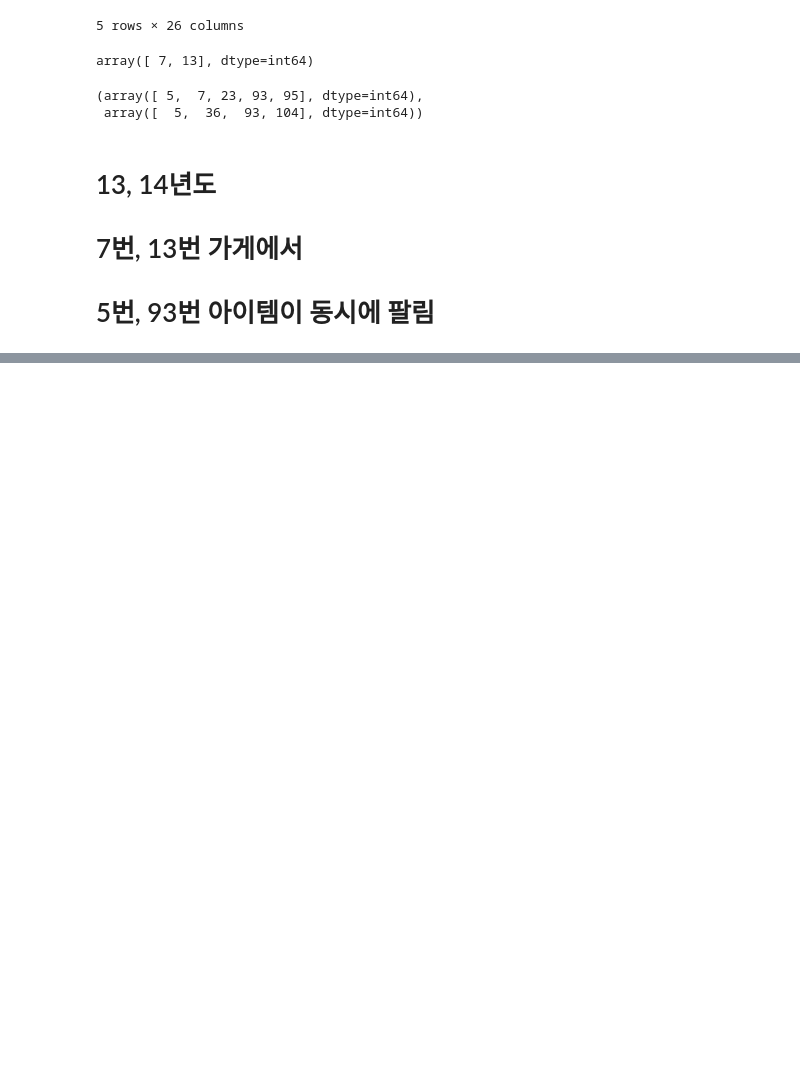
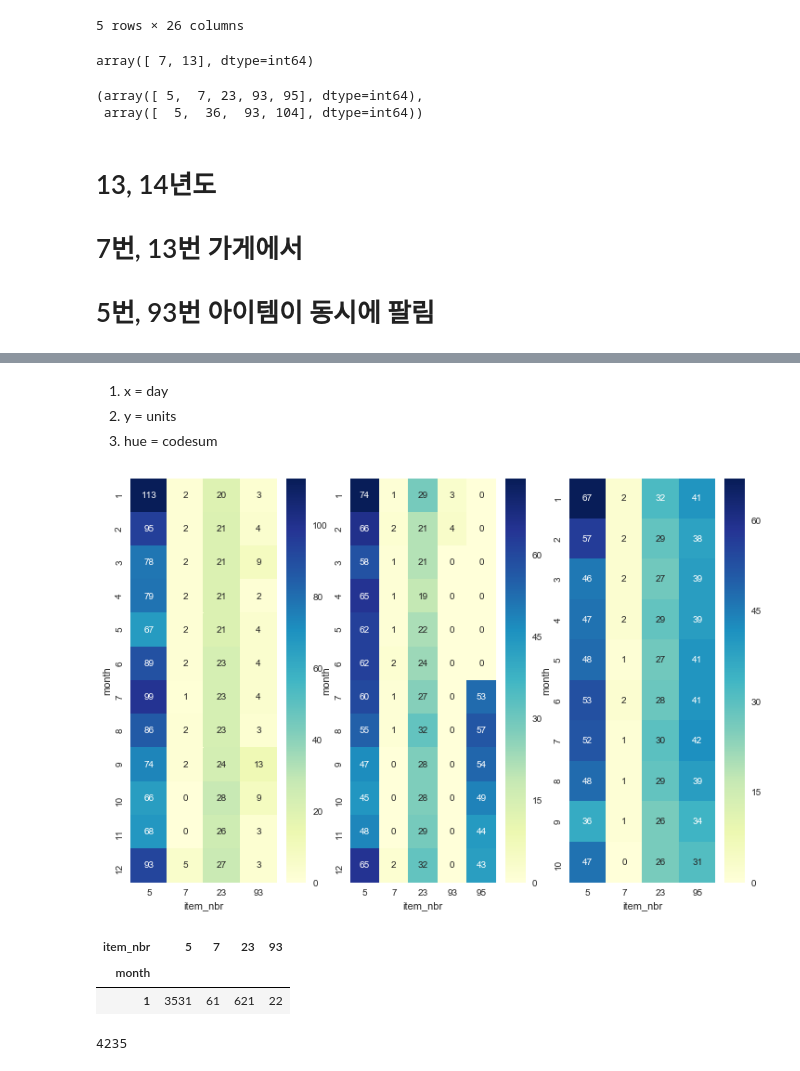
Before and after one commit to lucaseo/dss7-walmart-project, a Jupyter notebook: jw/analysis_space.ipynb, the cells around one changed output, grey strips where cells are left out. Cells and saved outputs as stored; diff of their text form; code cells hidden in the pictures; blank space fills up the shorter version.

Commit message:
180214 Modified item_nbr_comparison

```diff
--- a/jw/analysis_space.ipynb
+++ b/jw/analysis_space.ipynb
@@ -18,3 +27,30 @@ df_1['day'] = dates.day
+# %%
+def item_nbr_tendency(store_nbr):
+    '''
+    input : store_nbr
+    output : item_nbr heatmap for each year
+    '''
+
+    store = df_1[df_1['store_nbr'] == store_nbr]
+
+    store = store[store['units'] != 0]
+
+    store_2012 = store[store['year'] == 2012]
+    store_2013 = store[store['year'] == 2013]
+    store_2014 = store[store['year'] == 2014]
+
+    pivot_2012 = store_2012.pivot_table(index=['month'], columns=['item_nbr'],values='units').fillna(value=0).astype(int)
+    pivot_2013 = store_2013.pivot_table(index=['month'], columns=['item_nbr'],values='units').fillna(value=0).astype(int)
+    pivot_2014 = store_2014.pivot_table(index=['month'], columns=['item_nbr'],values='units').fillna(value=0).astype(int)
+
+    plt.figure(figsize=(12,8))
+    plt.subplot(131)
+    sns.heatmap(pivot_2012,cmap="YlGnBu", annot = True, fmt = '.0f')
+    plt.subplot(132)
+    sns.heatmap(pivot_2013,cmap="YlGnBu", annot = True, fmt = '.0f')
+    plt.subplot(133)
+    sns.heatmap(pivot_2014,cmap="YlGnBu", annot = True, fmt = '.0f')
+    plt.show()
 # %%
 df_1.head()
 # %% [output]
@@ -66,0 +115,8 @@ store_13_2014
+# %% [markdown]
+1. x = day
+2. y = units
+3. hue = codesum
+# %%
+item_nbr_tendency(7)
+# %% [output]
+[figure, added]
@@ -66,0 +131,19 @@ store_13_2014
+# %%
+df_1 = df_1[df_1['store_nbr']==7]
+df_1 = df_1[df_1['year']==2012]
+df_1 = df_1[df_1['month']==1]
+
+tmp = df_1.pivot_table(index='month', columns='item_nbr',values='units',aggfunc=np.sum)
+a = tmp[tmp!=0].dropna(axis=1)
+a
+# %% [output]
+| item_nbr | 5 | 7 | 23 | 93 |
+| month |  |  |  |  |
+| 1 | 3531 | 61 | 621 | 22 |
+# %%
+trimmed = trimmed[trimmed['year']==2012]
+trimmed = trimmed[trimmed['month']==1]
+trimmed = trimmed[trimmed['store_nbr']==7]
+sum(trimmed['units'])
+# %% [output]
+4235
```
Also changed, not shown: parts of 9 cells of this notebook, 2 other files.
